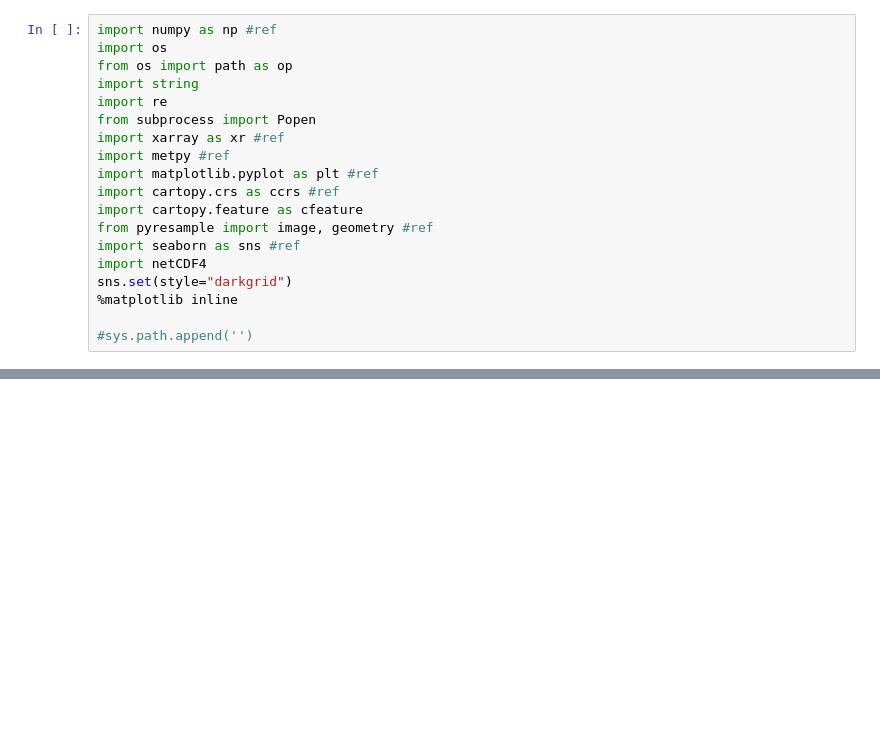
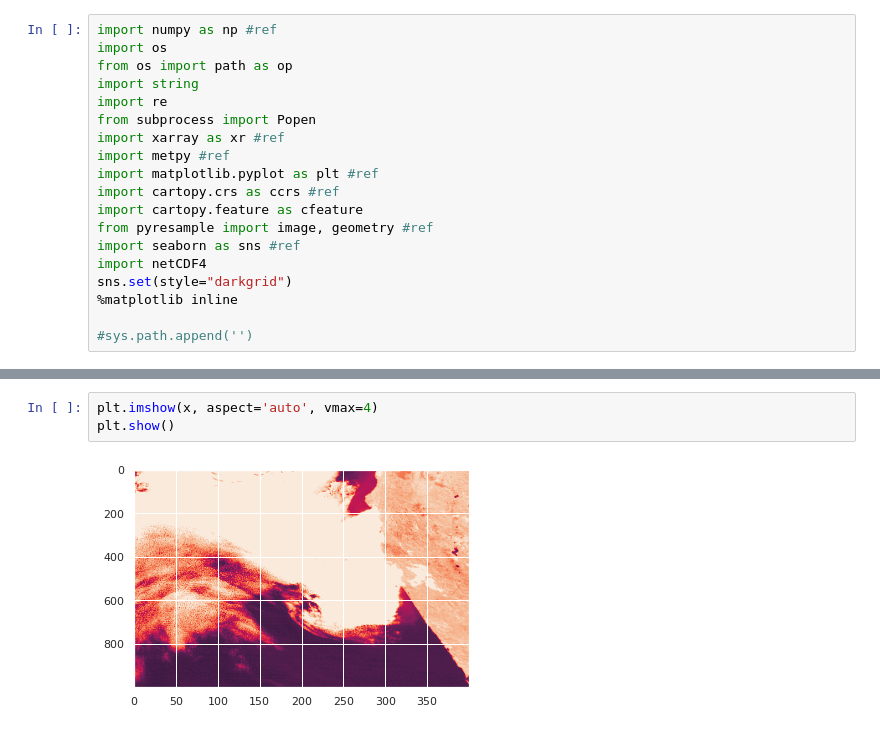
Before and after one commit to ccny-glasslab/Fires, a Jupyter notebook: Downloader/createnpy.ipynb, the cells around one changed output, grey strips where cells are left out. Cells and saved outputs as stored; diff of their text form; blank space fills up the shorter version.

```diff
--- a/Downloader/createnpy.ipynb
+++ b/Downloader/createnpy.ipynb
@@ -19,0 +135,5 @@ sns.set(style="darkgrid")
+# %%
+plt.imshow(x, aspect='auto', vmax=4)
+plt.show()
+# %% [output]
+[figure, added]
```
Also changed, not shown: parts of 17 cells of this notebook, 11 other files.
